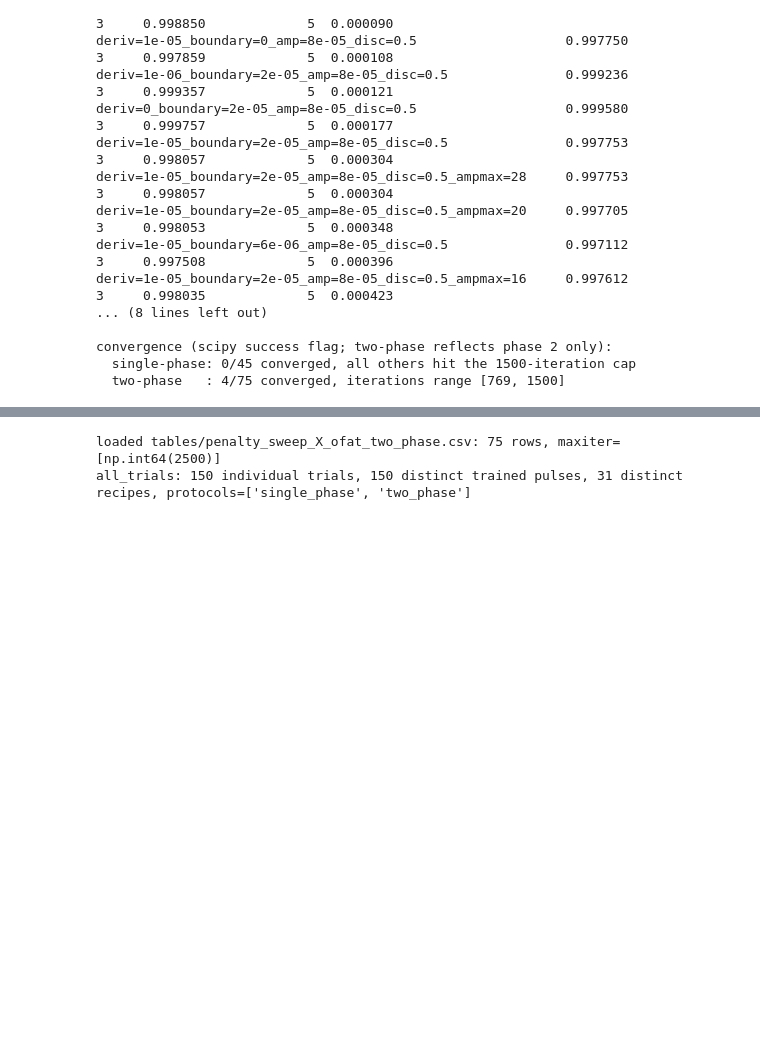
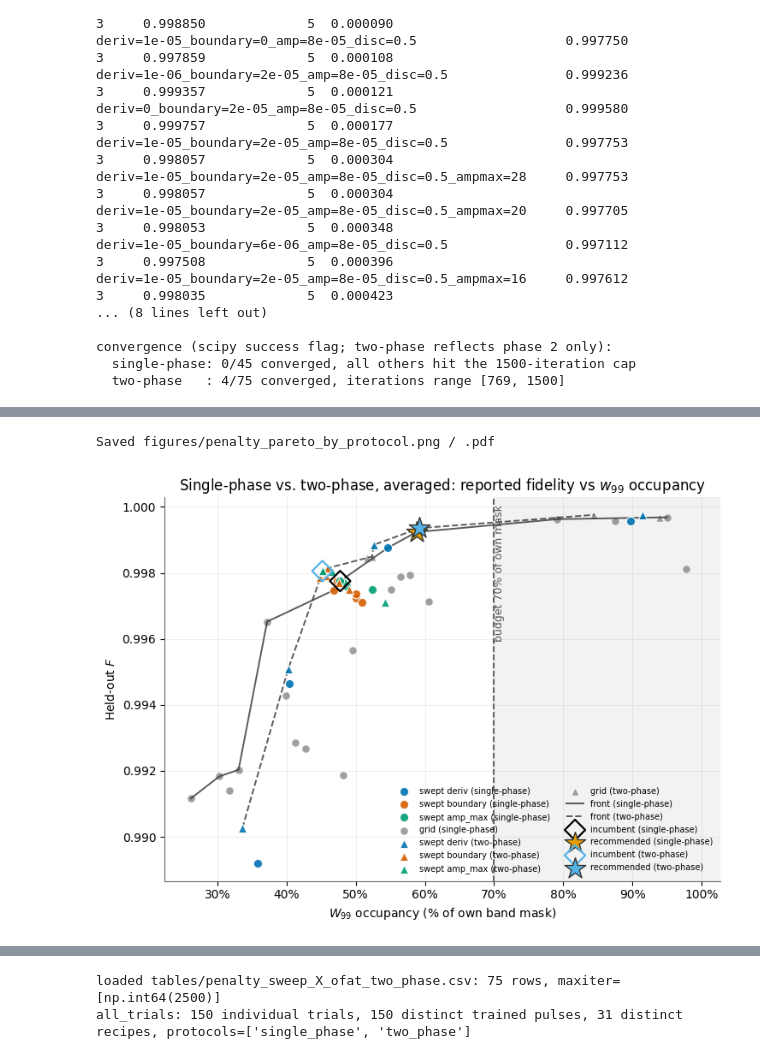
Before and after one commit to curiousCATla/Qubit-Drive-GRAPE, a Jupyter notebook: penalty_optimization.ipynb, the cells around one changed output, grey strips where cells are left out. Cells and saved outputs as stored; diff of their text form; code cells hidden in the pictures; blank space fills up the shorter version.

```diff
--- a/penalty_optimization.ipynb
+++ b/penalty_optimization.ipynb
@@ -1864,0 +2081,62 @@ the extra raw trials pooled into §15/Figure 6.
+# %%
+fig, ax = plt.subplots(figsize=(7.5, 5.5))
+
+# Circle = single-phase, triangle = two-phase -- the same convention Figure 8
+# (the unaggregated, per-trial comparison) uses below.
+pools = [("single-phase", agg_single, "o"), ("two-phase", agg_two, "^")]
+for proto_name, agg, marker in pools:
+    for pname in pv.AXIS_NAMES:
+        sub = agg[agg["swept"] == pname]
+        if sub.empty:
+            continue
+        ax.scatter(sub[COST_METRIC], sub["F_ped_heldout_mean"], s=55, marker=marker,
+                   color=pv.SWEPT_COLORS.get(pname, "#777777"), edgecolor="white",
+                   linewidth=0.9, alpha=0.9, label=f"swept {pname} ({proto_name})", zorder=3)
+    other = agg[~agg["swept"].isin(pv.AXIS_NAMES)]
+    if not other.empty:
+        ax.scatter(other[COST_METRIC], other["F_ped_heldout_mean"], s=45, marker=marker,
+                   color="#777777", alpha=0.7, edgecolor="white", linewidth=0.8,
+                   label=f"grid ({proto_name})", zorder=2)
+
+# One front line per protocol -- solid single-phase, dashed two-phase (its
+# front is drawn from a much smaller, non-overlapping-in-scope pool, see above).
+ax.plot(front_single[COST_METRIC], front_single["F_ped_heldout_mean"], color="#333333",
+        linewidth=1.4, alpha=0.8, zorder=2, label="front (single-phase)")
+ax.plot(front_two[COST_METRIC], front_two["F_ped_heldout_mean"], color="#333333",
+        linewidth=1.4, linestyle="--", alpha=0.8, zorder=2, label="front (two-phase)")
+
+# Each protocol's own incumbent (diamond) and own recommendation (star),
+# colored to pair with each other: gold/black = single-phase (identical to
+# Figure 4's), blue = two-phase.
+protocol_style = [("single-phase", agg_single, rec_single, pv.BASELINE_COLOR, "#E69F00"),
+                   ("two-phase", agg_two, rec_two, "#56B4E9", "#56B4E9")]
+for proto_name, agg, r, diamond_color, star_color in protocol_style:
+    base_row = agg[agg["is_baseline"]]
+    if not base_row.empty:
+        ax.scatter(base_row[COST_METRIC], base_row["F_ped_heldout_mean"], s=150, marker="D",
+                   facecolor="none", edgecolor=diamond_color, linewidth=1.6, zorder=4,
+                   label=f"incumbent ({proto_name})")
+    ax.scatter([r["cost"]], [r["F"]], s=340, marker="*", color=star_color,
+               edgecolor="#333333", linewidth=1.0, zorder=5,
+               label=f"recommended ({proto_name})")
+
+x_hi = max(float(agg_single[COST_METRIC].max()), float(agg_two[COST_METRIC].max()),
+           COST_BUDGET) * 1.05
+ax.axvspan(COST_BUDGET, x_hi, color="#999999", alpha=0.12, zorder=0)
+ax.axvline(COST_BUDGET, color="#555555", linestyle="--", linewidth=1.3, zorder=1)
+ax.text(COST_BUDGET, 0.98, f"  budget {COST_BUDGET:.0%} of own mask",
+        transform=ax.get_xaxis_transform(), rotation=90, va="top", ha="left",
+        fontsize=9, color="#555555")
+ax.set_xlim(right=x_hi)
+ax.xaxis.set_major_formatter(matplotlib.ticker.PercentFormatter(xmax=1))
+ax.set_xlabel(pv.METRIC_LABEL.get(COST_METRIC, COST_METRIC))
+ax.set_ylabel(pv.METRIC_LABEL.get("F_ped_heldout_mean", "F_ped_heldout_mean"))
+ax.set_title("Single-phase vs. two-phase, averaged: reported fidelity vs "
+             f"{pv.METRIC_LABEL.get(COST_METRIC, COST_METRIC).split(' (')[0].lower()}")
+pv._style_axis(ax)
+ax.legend(frameon=False, fontsize=7, loc="lower right", ncol=2)
+fig.tight_layout()
+pv._save(fig, "figures/penalty_pareto_by_protocol")
+# %% [output]
+Saved figures/penalty_pareto_by_protocol.png / .pdf
+[figure, added]
```
Also changed, not shown: parts of 75 cells of this notebook, 58 other files.
